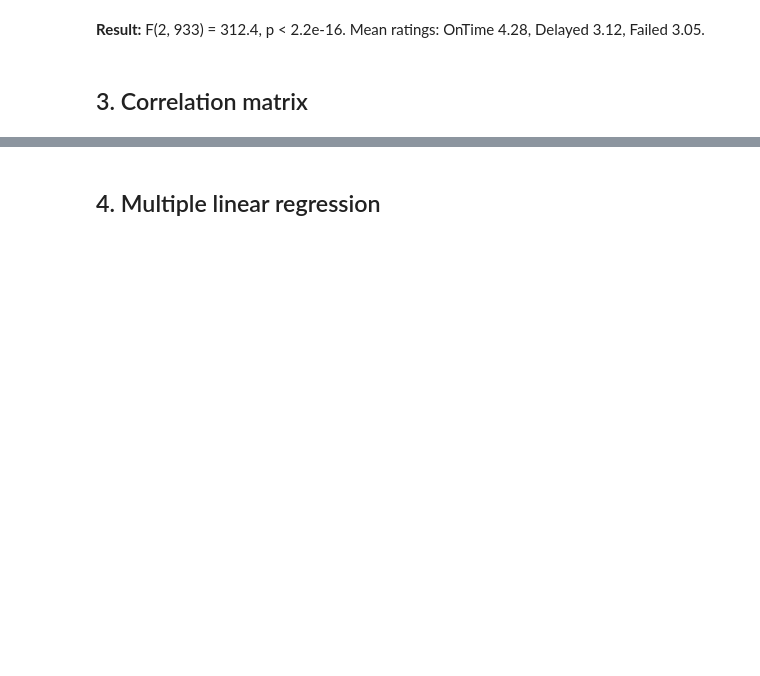
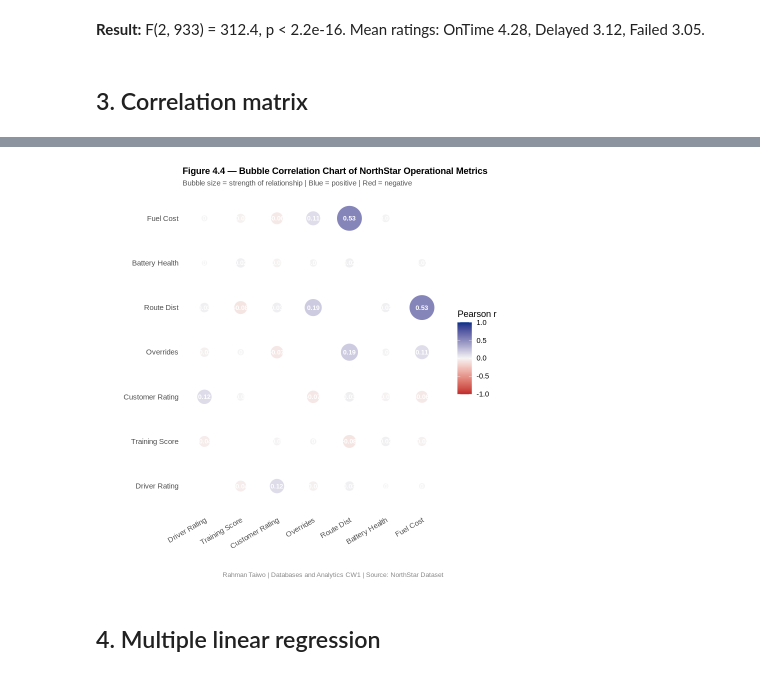
Before and after one commit to taiwoas1/Rahman-Taiwo-Database-and-Analytics, a Jupyter notebook: 02_r_analytics.ipynb, the cells around one changed output, grey strips where cells are left out. Saved outputs shown, nothing was run; the diff lists cells and outputs as text; code cells hidden in the pictures; blank space fills up the shorter version.

```diff
--- a/02_r_analytics.ipynb
+++ b/02_r_analytics.ipynb
@@ -147,0 +113,46 @@ A matrix: 7 × 7 of type dbl
+# %%
+install.packages('reshape2')
+library(reshape2)
+library(tidyverse)
+
+perf_vars <- master %>%
+  select(driver_rating, training_score, customer_rating_post_delivery,
+         manual_route_override_count, route_distance_km,
+         battery_health_pct, fuel_or_charge_cost) %>%
+  na.omit()
+
+cor_matrix <- cor(perf_vars, method = 'pearson')
+
+colnames(cor_matrix) <- rownames(cor_matrix) <- c(
+  'Driver Rating', 'Training Score', 'Customer Rating',
+  'Overrides', 'Route Dist', 'Battery Health', 'Fuel Cost')
+
+cor_melted <- melt(cor_matrix) %>%
+  filter(Var1 != Var2)
+
+ggplot(cor_melted, aes(x = Var1, y = Var2)) +
+  geom_point(aes(size = abs(value), fill = value),
+             shape = 21, colour = 'white', stroke = 0.5) +
+  geom_text(aes(label = round(value, 2)),
+            size = 2.8, colour = 'white', fontface = 'bold') +
+  scale_fill_gradient2(low    = '#C1292E',
+                        mid    = '#F5F5F5',
+                        high   = '#003087',
+                        midpoint = 0,
+                        limits = c(-1, 1),
+                        name   = 'Pearson r') +
+  scale_size(range = c(3, 14), guide = 'none') +
+  labs(title    = 'Figure 4.4 — Bubble Correlation Chart of NorthStar Operational Metrics',
+       subtitle = 'Bubble size = strength of relationship | Blue = positive | Red = negative',
+       caption  = 'Rahman Taiwo | Databases and Analytics CW1 | Source: NorthStar Dataset',
+       x = '', y = '') +
+  theme_minimal() +
+  theme(
+    axis.text.x  = element_text(angle = 30, hjust = 1, size = 9),
+    axis.text.y  = element_text(size = 9),
+    plot.title   = element_text(face = 'bold', size = 11),
+    plot.subtitle = element_text(size = 9, colour = '#555555'),
+    plot.caption = element_text(size = 8, colour = '#888888'),
+    panel.grid   = element_blank()
+  )
+# %% [output]
@@ -148,3 +161,4 @@ A matrix: 7 × 7 of type dbl
+[figure, added]
 # %% [markdown]
 ## 4. Multiple linear regression
 # %%
```
Also changed, not shown: parts of 8 cells of this notebook.
